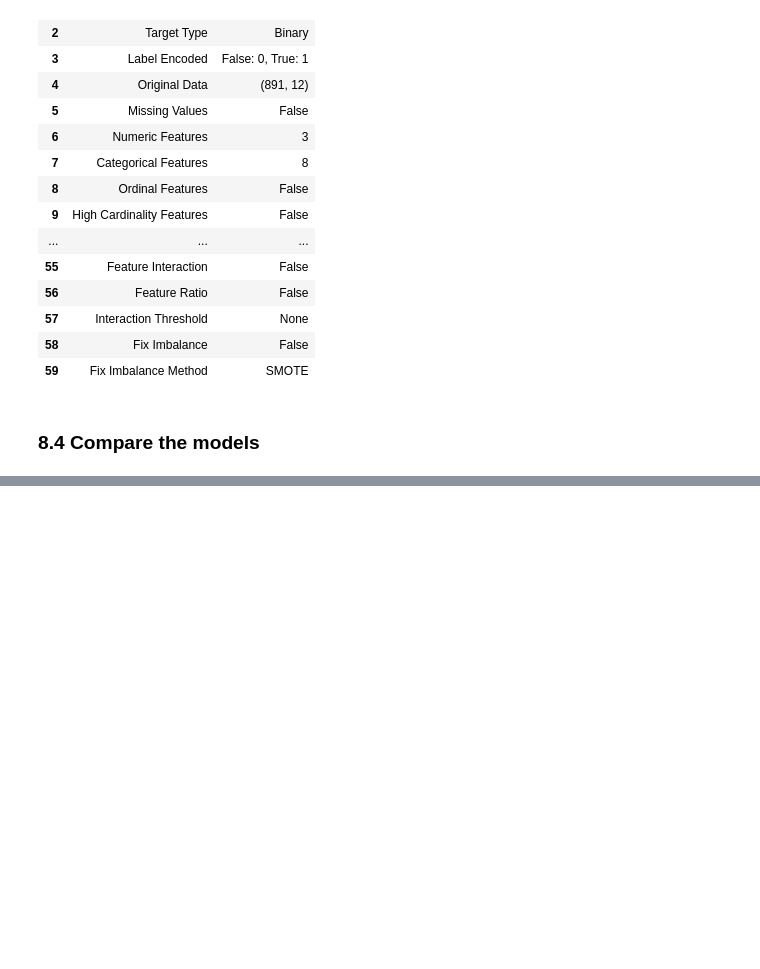
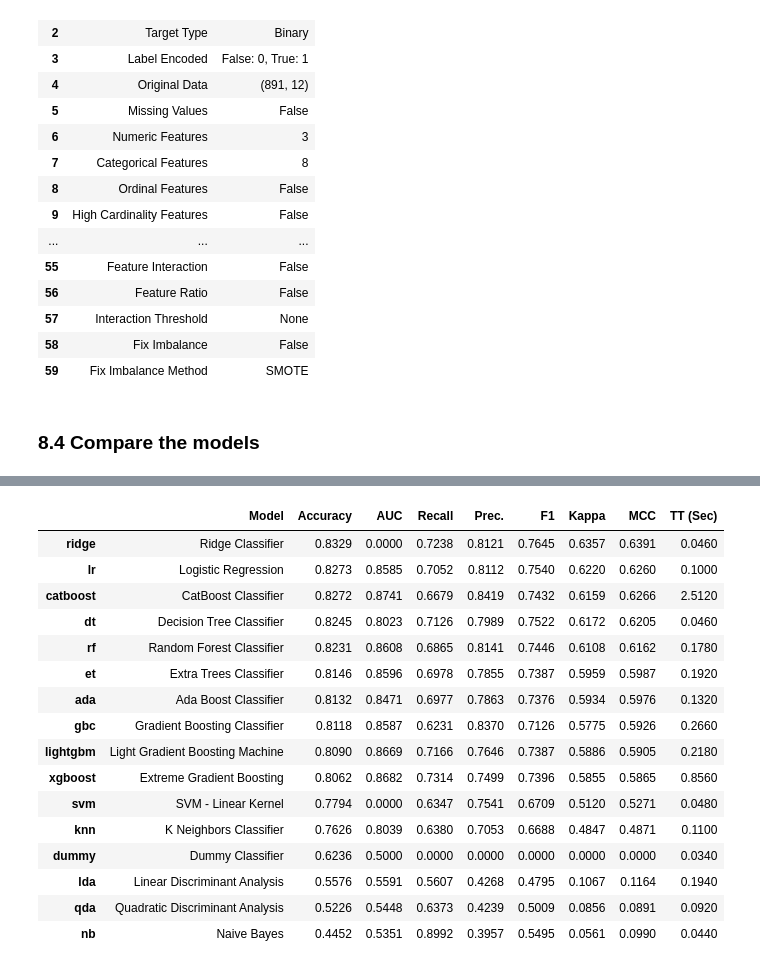
Before and after one commit to vinialbano/titanic, a Jupyter notebook: sprint_02_pycaret.ipynb, the cells around one changed output, grey strips where cells are left out. Saved outputs shown, nothing was run; the diff lists cells and outputs as text; code cells hidden in the pictures; blank space fills up the shorter version.

```diff
--- a/sprint_02_pycaret.ipynb
+++ b/sprint_02_pycaret.ipynb
@@ -2088,0 +2135,20 @@ best_model = compare_models()
+# %%
+best_model = compare_models()
+# %% [output]
+|  | Model | Accuracy | AUC | Recall | Prec. | F1 | Kappa | MCC | TT (Sec) |
+| ridge | Ridge Classifier | 0.8329 | 0.0000 | 0.7238 | 0.8121 | 0.7645 | 0.6357 | 0.6391 | 0.0460 |
+| lr | Logistic Regression | 0.8273 | 0.8585 | 0.7052 | 0.8112 | 0.7540 | 0.6220 | 0.6260 | 0.1000 |
+| catboost | CatBoost Classifier | 0.8272 | 0.8741 | 0.6679 | 0.8419 | 0.7432 | 0.6159 | 0.6266 | 2.5120 |
+| dt | Decision Tree Classifier | 0.8245 | 0.8023 | 0.7126 | 0.7989 | 0.7522 | 0.6172 | 0.6205 | 0.0460 |
+| rf | Random Forest Classifier | 0.8231 | 0.8608 | 0.6865 | 0.8141 | 0.7446 | 0.6108 | 0.6162 | 0.1780 |
+| et | Extra Trees Classifier | 0.8146 | 0.8596 | 0.6978 | 0.7855 | 0.7387 | 0.5959 | 0.5987 | 0.1920 |
+| ada | Ada Boost Classifier | 0.8132 | 0.8471 | 0.6977 | 0.7863 | 0.7376 | 0.5934 | 0.5976 | 0.1320 |
+| gbc | Gradient Boosting Classifier | 0.8118 | 0.8587 | 0.6231 | 0.8370 | 0.7126 | 0.5775 | 0.5926 | 0.2660 |
+| lightgbm | Light Gradient Boosting Machine | 0.8090 | 0.8669 | 0.7166 | 0.7646 | 0.7387 | 0.5886 | 0.5905 | 0.2180 |
+| xgboost | Extreme Gradient Boosting | 0.8062 | 0.8682 | 0.7314 | 0.7499 | 0.7396 | 0.5855 | 0.5865 | 0.8560 |
+| svm | SVM - Linear Kernel | 0.7794 | 0.0000 | 0.6347 | 0.7541 | 0.6709 | 0.5120 | 0.5271 | 0.0480 |
+| knn | K Neighbors Classifier | 0.7626 | 0.8039 | 0.6380 | 0.7053 | 0.6688 | 0.4847 | 0.4871 | 0.1100 |
+| dummy | Dummy Classifier | 0.6236 | 0.5000 | 0.0000 | 0.0000 | 0.0000 | 0.0000 | 0.0000 | 0.0340 |
+| lda | Linear Discriminant Analysis | 0.5576 | 0.5591 | 0.5607 | 0.4268 | 0.4795 | 0.1067 | 0.1164 | 0.1940 |
+| qda | Quadratic Discriminant Analysis | 0.5226 | 0.5448 | 0.6373 | 0.4239 | 0.5009 | 0.0856 | 0.0891 | 0.0920 |
+| nb | Naive Bayes | 0.4452 | 0.5351 | 0.8992 | 0.3957 | 0.5495 | 0.0561 | 0.0990 | 0.0440 |
```
Also changed, not shown: parts of 40 cells of this notebook.
